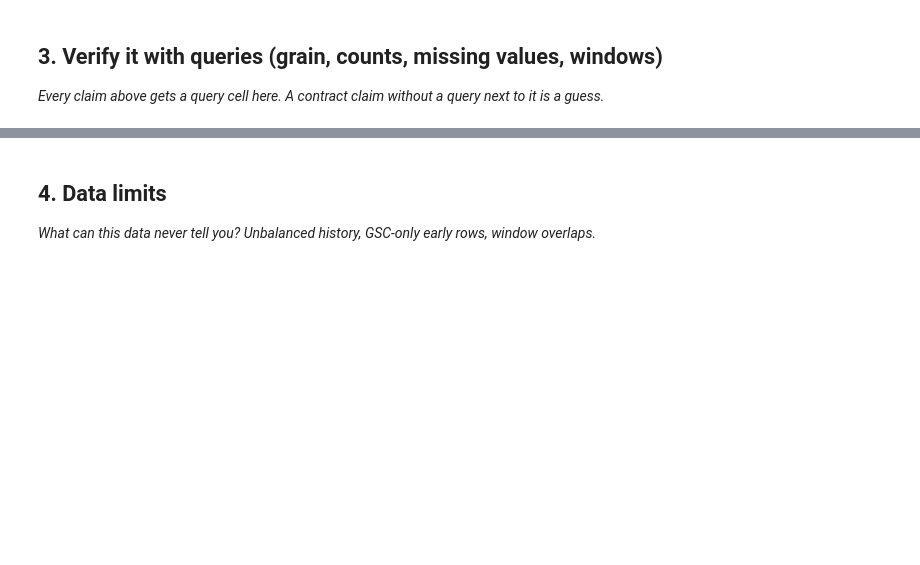
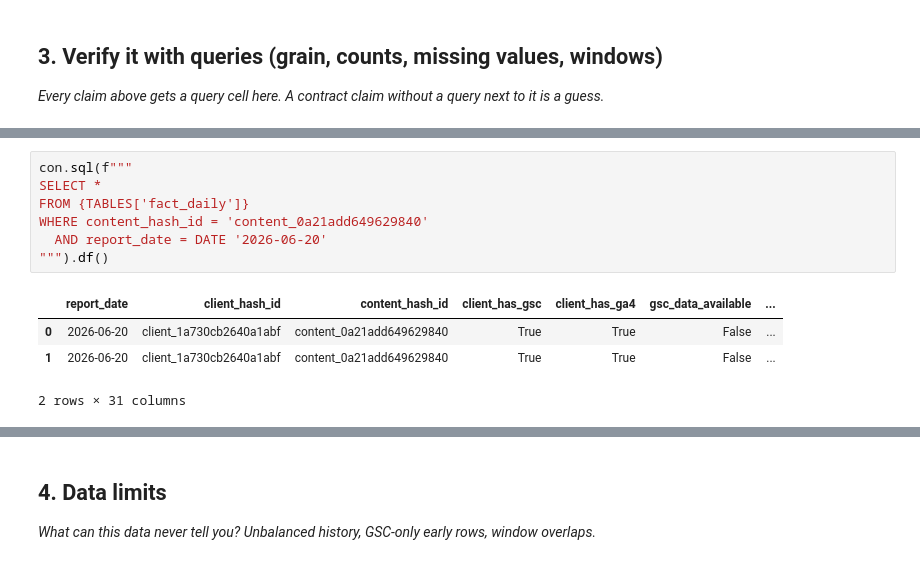
Before and after one commit to prateeky559/FlyrankML, a Jupyter notebook: work/notebooks/w03_data_contract.ipynb, the cells around one changed output, grey strips where cells are left out. Cells and saved outputs as stored; diff of their text form; blank space fills up the shorter version.

```diff
--- a/work/notebooks/w03_data_contract.ipynb
+++ b/work/notebooks/w03_data_contract.ipynb
@@ -86,0 +163,12 @@ contract
+# %%
+con.sql(f"""
+SELECT *
+FROM {TABLES['fact_daily']}
+WHERE content_hash_id = 'content_0a21add649629840'
+  AND report_date = DATE '2026-06-20'
+""").df()
+# %% [output]
+|  | report_date | client_hash_id | content_hash_id | client_has_gsc | client_has_ga4 | gsc_data_available | ... |
+| 0 | 2026-06-20 | client_1a730cb2640a1abf | content_0a21add649629840 | True | True | False | ... |
+| 1 | 2026-06-20 | client_1a730cb2640a1abf | content_0a21add649629840 | True | True | False | ... |
+2 rows × 31 columns
```
Also changed, not shown: parts of 14 cells of this notebook.
